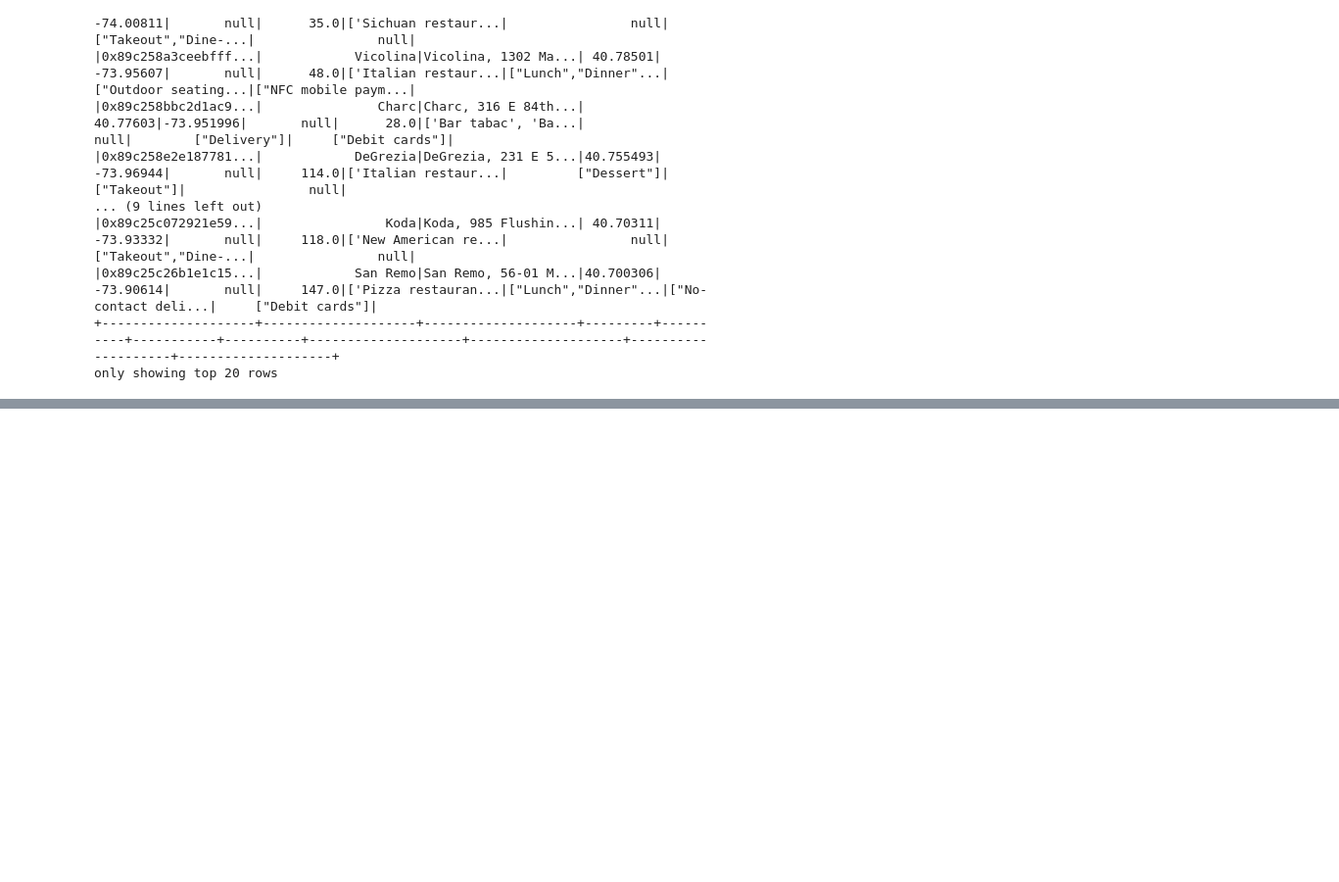
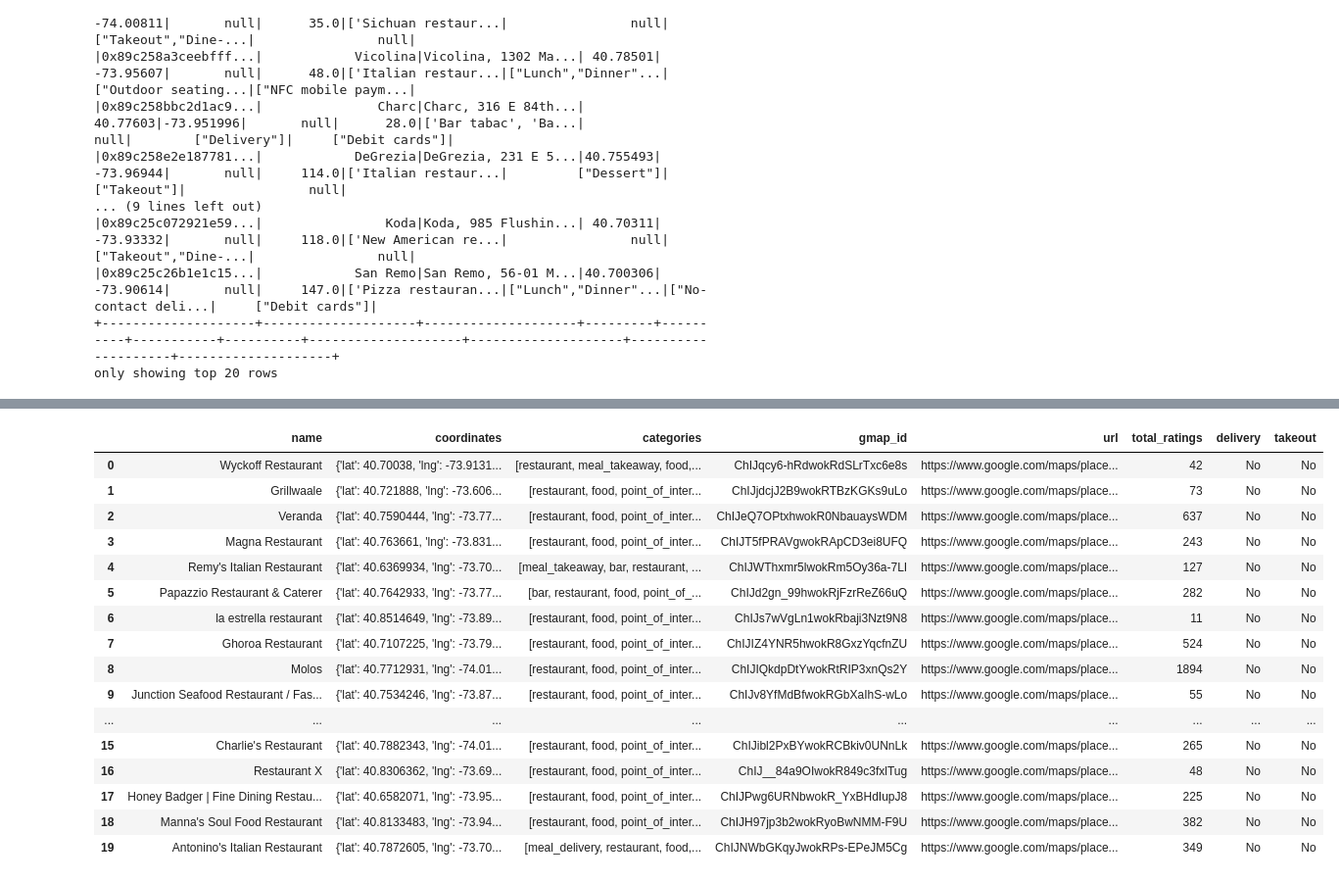
Before and after one commit to 18ezequiel/test-repo, a Jupyter notebook: arquitectura/ayuda.ipynb, the cells around one changed output, grey strips where cells are left out. Shown at 98% size. Cells and saved outputs as stored; diff of their text form; code cells hidden in the pictures; blank space fills up the shorter version.

```diff
--- a/arquitectura/ayuda.ipynb
+++ b/arquitectura/ayuda.ipynb
@@ -149,0 +277,29 @@ parquet
+# %%
+import pandas as pd
+import json
+
+# Lee el archivo JSON y convierte la lista de lugares en un DataFrame de Pandas
+with open('data.json', 'r') as f:
+    data = json.load(f)
+df = pd.DataFrame(data['places'])
+
+# Imprime el DataFrame resultante
+df
+# %% [output]
+|  | name | coordinates | categories | gmap_id | url | total_ratings | delivery | takeout |
+| 0 | Wyckoff Restaurant | {'lat': 40.70038, 'lng': -73.9131... | [restaurant, meal_takeaway, food,... | ChIJqcy6-hRdwokRdSLrTxc6e8s | https://www.google.com/maps/place... | 42 | No | No |
+| 1 | Grillwaale | {'lat': 40.721888, 'lng': -73.606... | [restaurant, food, point_of_inter... | ChIJjdcjJ2B9wokRTBzKGKs9uLo | https://www.google.com/maps/place... | 73 | No | No |
+| 2 | Veranda | {'lat': 40.7590444, 'lng': -73.77... | [restaurant, food, point_of_inter... | ChIJeQ7OPtxhwokR0NbauaysWDM | https://www.google.com/maps/place... | 637 | No | No |
+| 3 | Magna Restaurant | {'lat': 40.763661, 'lng': -73.831... | [restaurant, food, point_of_inter... | ChIJT5fPRAVgwokRApCD3ei8UFQ | https://www.google.com/maps/place... | 243 | No | No |
+| 4 | Remy's Italian Restaurant | {'lat': 40.6369934, 'lng': -73.70... | [meal_takeaway, bar, restaurant, ... | ChIJWThxmr5lwokRm5Oy36a-7LI | https://www.google.com/maps/place... | 127 | No | No |
+| 5 | Papazzio Restaurant & Caterer | {'lat': 40.7642933, 'lng': -73.77... | [bar, restaurant, food, point_of_... | ChIJd2gn_99hwokRjFzrReZ66uQ | https://www.google.com/maps/place... | 282 | No | No |
+| 6 | la estrella restaurant | {'lat': 40.8514649, 'lng': -73.89... | [restaurant, food, point_of_inter... | ChIJs7wVgLn1wokRbaji3Nzt9N8 | https://www.google.com/maps/place... | 11 | No | No |
+| 7 | Ghoroa Restaurant | {'lat': 40.7107225, 'lng': -73.79... | [restaurant, food, point_of_inter... | ChIJIZ4YNR5hwokR8GxzYqcfnZU | https://www.google.com/maps/place... | 524 | No | No |
+| 8 | Molos | {'lat': 40.7712931, 'lng': -74.01... | [restaurant, food, point_of_inter... | ChIJIQkdpDtYwokRtRIP3xnQs2Y | https://www.google.com/maps/place... | 1894 | No | No |
+| 9 | Junction Seafood Restaurant / Fas... | {'lat': 40.7534246, 'lng': -73.87... | [restaurant, food, point_of_inter... | ChIJv8YfMdBfwokRGbXaIhS-wLo | https://www.google.com/maps/place... | 55 | No | No |
+| ... | ... | ... | ... | ... | ... | ... | ... | ... |
+| 15 | Charlie's Restaurant | {'lat': 40.7882343, 'lng': -74.01... | [restaurant, food, point_of_inter... | ChIJibl2PxBYwokRCBkiv0UNnLk | https://www.google.com/maps/place... | 265 | No | No |
+| 16 | Restaurant X | {'lat': 40.8306362, 'lng': -73.69... | [restaurant, food, point_of_inter... | ChIJ__84a9OIwokR849c3fxlTug | https://www.google.com/maps/place... | 48 | No | No |
+| 17 | Honey Badger | Fine Dining Restau... | {'lat': 40.6582071, 'lng': -73.95... | [restaurant, food, point_of_inter... | ChIJPwg6URNbwokR_YxBHdIupJ8 | https://www.google.com/maps/place... | 225 | No | No |
+| 18 | Manna's Soul Food Restaurant | {'lat': 40.8133483, 'lng': -73.94... | [restaurant, food, point_of_inter... | ChIJH97jp3b2wokRyoBwNMM-F9U | https://www.google.com/maps/place... | 382 | No | No |
+| 19 | Antonino's Italian Restaurant | {'lat': 40.7872605, 'lng': -73.70... | [meal_delivery, restaurant, food,... | ChIJNWbGKqyJwokRPs-EPeJM5Cg | https://www.google.com/maps/place... | 349 | No | No |
```
Also changed, not shown: parts of 6 cells of this notebook.
